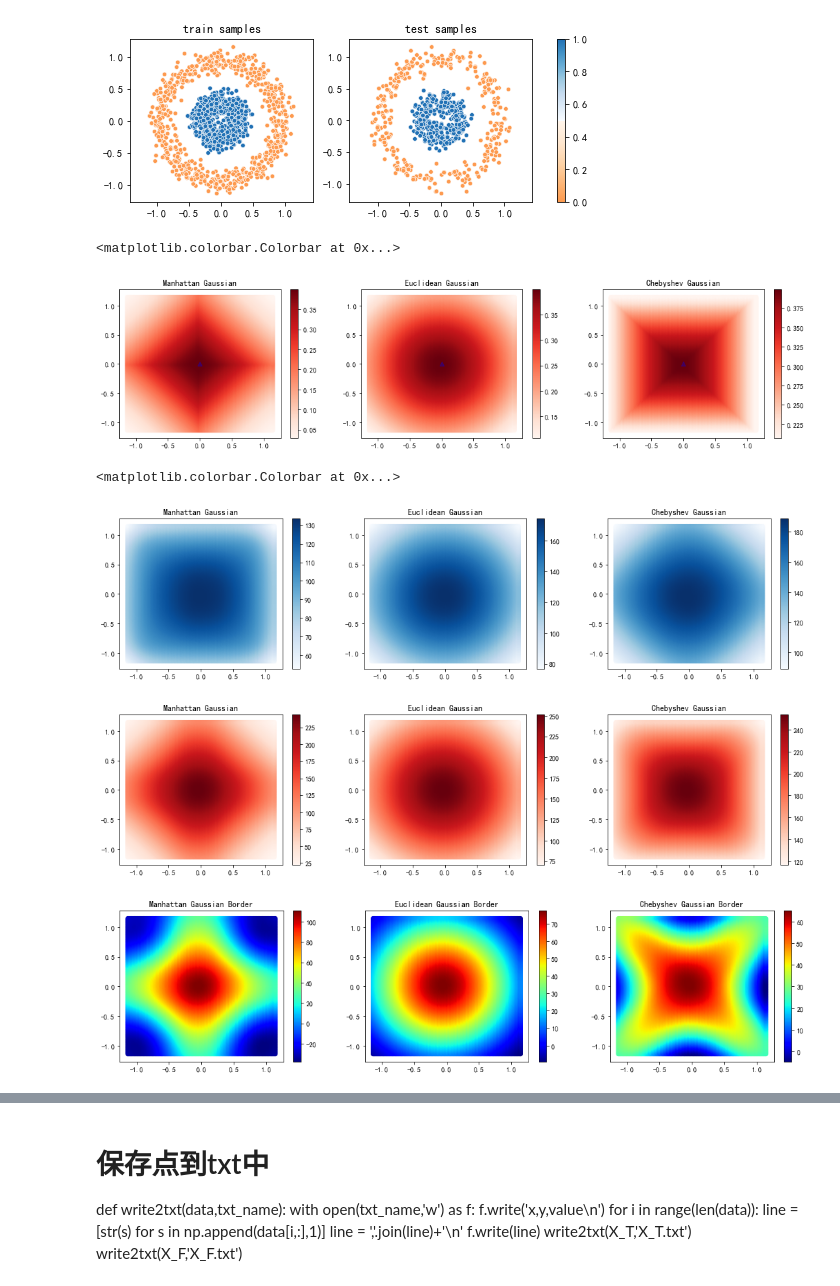
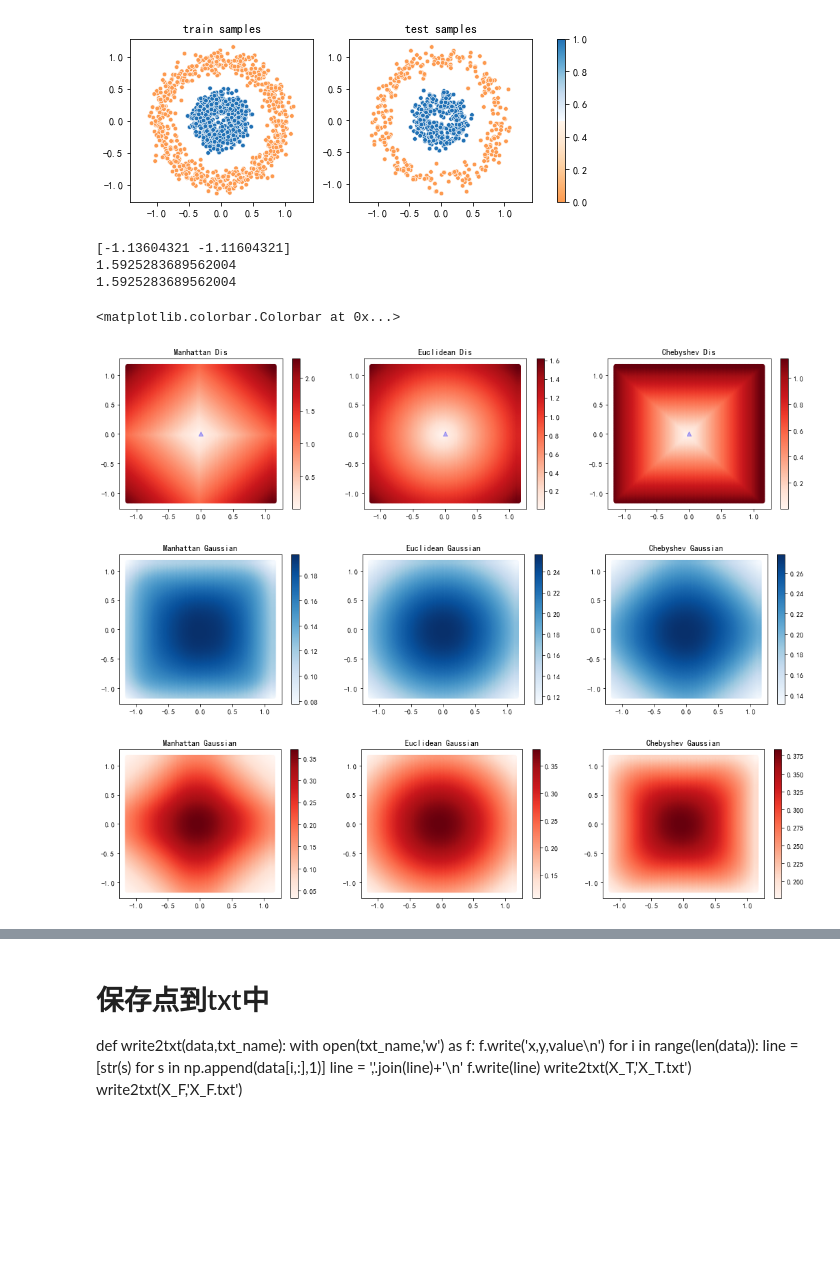
Before and after one commit to XuPenglei/Learn-Something-From-Tang, a Jupyter notebook: 空间内插/KNN学习.ipynb, the cells around one changed output, grey strips where cells are left out. Saved outputs shown, nothing was run; the diff lists cells and outputs as text; code cells hidden in the pictures; blank space fills up the shorter version.

```diff
--- a/空间内插/KNN学习.ipynb
+++ b/空间内插/KNN学习.ipynb
@@ -60,34 +60,40 @@ plt.colorbar(ax = ax)
 plt.show()
 # %% [output]
 [figure]
+# %%
+print(dis_temp[1])
+print(eu_dis[1])
+print(np.sqrt(dis_temp[1][0]**2+dis_temp[1][1]**2))
+# %% [output]
+[-1.13604321 -1.11604321]
+1.5925283689562004
+1.5925283689562004
 # %%
-def gaussian(data,u,sigma):
+def gaussian(data,u=0,sigma=1):
     return np.exp(-(data-u)**2/(2*sigma**2))/(np.sqrt(2*np.pi)*sigma)
+def kde(data,field=1):
+    return (3/np.pi)*field*(1-(data)**2)**2
+kernal = kde
 # 任选一个初始点
 origin_p = np.array([[0,0]])
 dis_temp = p-origin_p
 # 分别计算特征空间各点到初始点的距离
 manha_dis = np.linalg.norm(dis_temp,ord=1,axis=1)
 eu_dis = np.linalg.norm(dis_temp,ord=2,axis=1)
 cheb_dis = np.linalg.norm(dis_temp,ord=np.inf,axis=1)
-# 计算各点的标准正态分布概率
-manha_Gauss = gaussian(manha_dis,0,1)
-eu_Gauss = gaussian(eu_dis,0,1)
-cheb_dis = gaussian(cheb_dis,0,1)
-# 可视化
 fig,(ax1,ax2,ax3) = plt.subplots(1,3,figsize=(18,4))
-cm1 = ax1.scatter(*p.T,c=manha_Gauss,cmap='Reds')
+cm1 = ax1.scatter(*p.T,c=manha_dis,cmap='Reds')
 ax1.scatter(origin_p[0,0],origin_p[0,1],s=40, alpha=0.3, marker='^',c='b')
-ax1.set_title('Manhattan Gaussian')
-cm2 = ax2.scatter(*p.T,c=eu_Gauss,cmap = 'Reds')
+ax1.set_title('Manhattan Dis')
+cm2 = ax2.scatter(*p.T,c=eu_dis,cmap = 'Reds')
 ax2.scatter(origin_p[0,0],origin_p[0,1],s=40, alpha=0.3, marker='^',c='b')
-ax2.set_title('Euclidean Gaussian')
+ax2.set_title('Euclidean Dis')
 cm3 = ax3.scatter(*p.T,c=cheb_dis,cmap = 'Reds')
 ax3.scatter(origin_p[0,0],origin_p[0,1],s=40, alpha=0.3, marker='^',c='b')
-ax3.set_title('Chebyshev Gaussian')
+ax3.set_title('Chebyshev Dis')
 plt.colorbar(cm1,ax=ax1)
 plt.colorbar(cm2,ax=ax2)
 plt.colorbar(cm3,ax=ax3)
 # %% [output]
 <matplotlib.colorbar.Colorbar at 0x...>
-[figure, old version]
+[figure, new version]
@@ -118,9 +143,9 @@ def draw_X_gaussian(X_F,cmap='Oranges'):
         p_F_eu.append(Distance_gaussian(X_F[i,:],p,'eu'))
         p_F_ch.append(Distance_gaussian(X_F[i,:],p,'ch'))
         p_F_ma.append(Distance_gaussian(X_F[i,:],p,'ma'))
-    p_F_eu_sum = np.array(p_F_eu).sum(axis=0)
-    p_F_ch_sum = np.array(p_F_ch).sum(axis=0)
-    p_F_ma_sum = np.array(p_F_ma).sum(axis=0)
+    p_F_eu_sum = np.array(p_F_eu).mean(axis=0)
+    p_F_ch_sum = np.array(p_F_ch).mean(axis=0)
+    p_F_ma_sum = np.array(p_F_ma).mean(axis=0)
     fig,(ax1,ax2,ax3) = plt.subplots(1,3,figsize=(18,4))
     cm1 = ax1.scatter(*p.T,c=p_F_ma_sum,cmap=cmap)
     # ax1.scatter(*X_F.T,s=40, alpha=0.3, marker='^',c='b')
@@ -141,28 +166,10 @@ y_F = y[F_ind]
 T_ind = np.where(y==1)
 X_T = X[T_ind]
 y_T = y[T_ind]
+
 # 划分分类边界
 X_F_ma,X_F_eu,X_F_ch = draw_X_gaussian(X_F,cmap='Blues')
 X_T_ma,X_T_eu,X_T_ch =draw_X_gaussian(X_T,cmap='Reds')
-X_ma_P = X_T_ma - X_F_ma
-X_eu_P = X_T_eu - X_F_eu
-X_ch_P = X_T_ch - X_F_ch
-
-fig,(ax1,ax2,ax3) = plt.subplots(1,3,figsize=(18,4))
-cm1 = ax1.scatter(*p.T,c=X_ma_P,cmap='jet')
-# ax1.scatter(*X_F.T,s=40, alpha=0.3, marker='^',c='b')
-ax1.set_title('Manhattan Gaussian Border')
-cm2 = ax2.scatter(*p.T,c=X_eu_P,cmap ='jet')
-# ax2.scatter(*X_F.T,s=40, alpha=0.3, marker='^',c='b')
-ax2.set_title('Euclidean Gaussian Border')
-cm3 = ax3.scatter(*p.T,c=X_ch_P,cmap ='jet')
-# ax3.scatter(*X_F.T,s=40, alpha=0.3, marker='^',c='b')
-ax3.set_title('Chebyshev Gaussian Border')
-cbar = plt.colorbar(cm1,ax=ax1)
-plt.colorbar(cm2,ax=ax2)
-plt.colorbar(cm3,ax=ax3)
 # %% [output]
-<matplotlib.colorbar.Colorbar at 0x...>
-[figure, old version]
+[figure, new version]
-[figure, old version]
+[figure, new version]
-[figure, removed]
```
Also changed, not shown: parts of 3 cells of this notebook.
